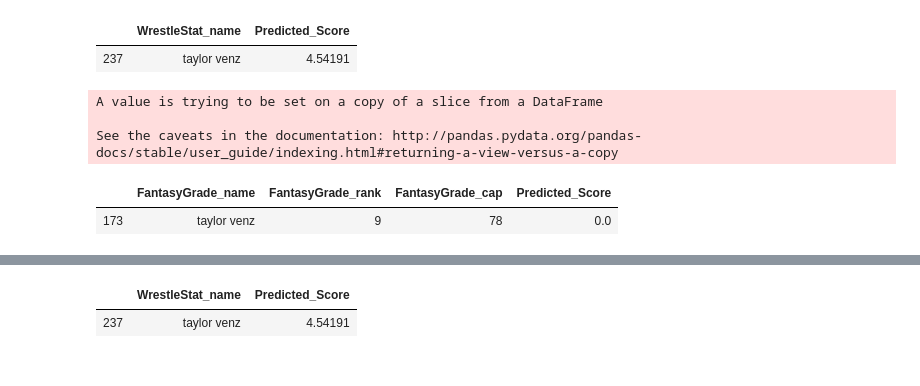
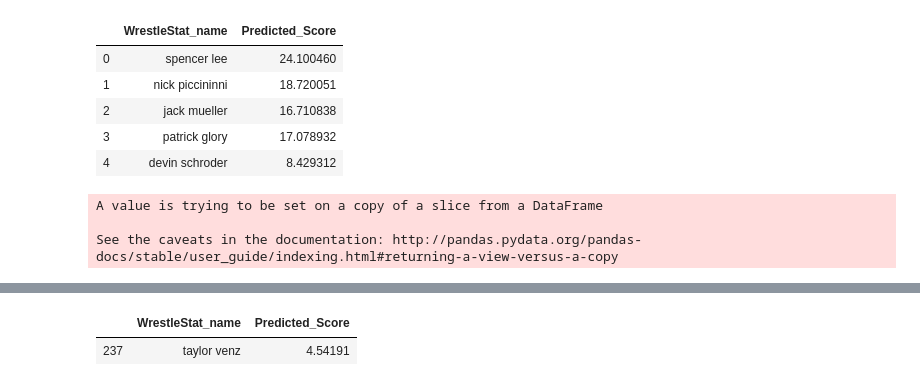
Before and after one commit to leeschmalz/NCAA-Fantasy-Grade-Competition, a Jupyter notebook: Fantasy_Grade_Scrape.ipynb, the cells around one changed output, grey strips where cells are left out. Drawn from its saved outputs; the diff is of its cells as text; code cells hidden in the pictures.

```diff
--- a/Fantasy_Grade_Scrape.ipynb
+++ b/Fantasy_Grade_Scrape.ipynb
@@ -37,11 +50,14 @@ test_data = pd.read_csv('2020_test_data.csv')
 # %%
 predictions = pd.read_csv('predictions.csv',index_col=False)
 predictions.drop('Unnamed: 0',axis=1,inplace=True)
+predictions.head()
+# %% [output]
+|  | WrestleStat_name | Predicted_Score |
+| 0 | spencer lee | 24.100460 |
+| 1 | nick piccininni | 18.720051 |
+| 2 | jack mueller | 16.710838 |
+| 3 | patrick glory | 17.078932 |
+| 4 | devin schroder | 8.429312 |
-# %%
-predictions[predictions['WrestleStat_name'] == 'taylor venz']
-# %% [output]
-|  | WrestleStat_name | Predicted_Score |
-| 237 | taylor venz | 4.54191 |
 # %%
 temp2 = []
 for item in list(fantasy_grade['FantasyGrade_name']):
@@ -60,9 +78,4 @@ matches_predictions = []
 for i in range(len(fantasy_grade)):
     matches_predictions.append(0.0)
 fantasy_grade['Predicted_Score'] = matches_predictions
-# %%
-fantasy_grade[fantasy_grade['FantasyGrade_name'] == 'taylor venz']
-# %% [output]
-|  | FantasyGrade_name | FantasyGrade_rank | FantasyGrade_cap | Predicted_Score |
-| 173 | taylor venz | 9 | 78 | 0.0 |
 # %%
```
Also changed, not shown: parts of 28 cells of this notebook.
